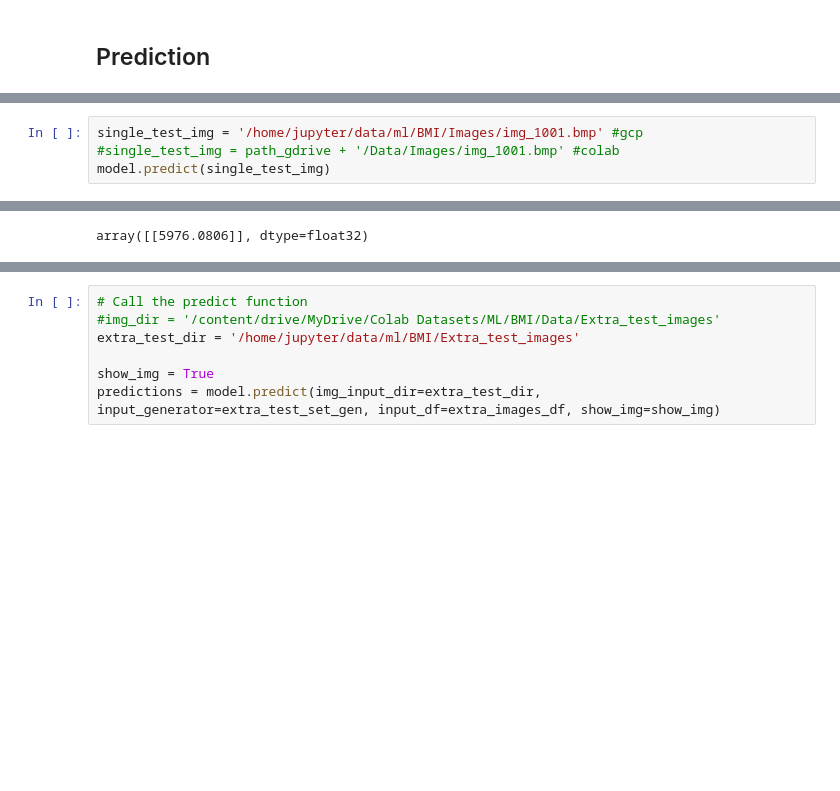
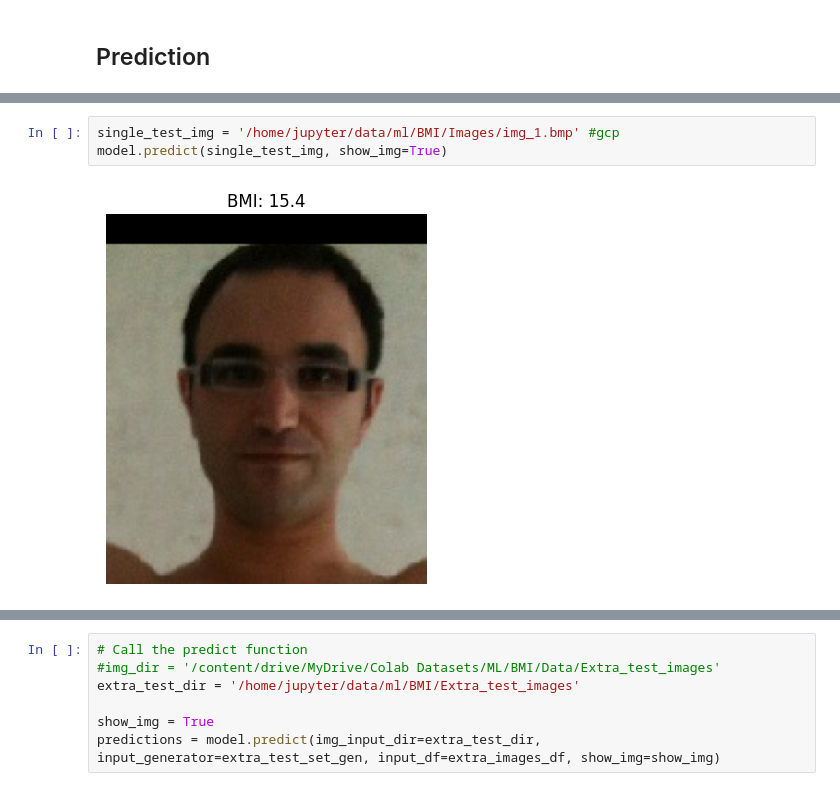
Before and after one commit to hjiangAnthony/dl_image_bmi, a Jupyter notebook: ml_final_1_04_deploy_test.ipynb, the cells around one changed output, grey strips where cells are left out. Saved outputs shown, nothing was run; the diff lists cells and outputs as text; blank space fills up the shorter version.

Commit message:
Single Img Pred Update

```diff
--- a/ml_final_1_04_deploy_test.ipynb
+++ b/ml_final_1_04_deploy_test.ipynb
@@ -316,5 +325,5 @@ mae(y_test, model_y_preds)
 # %%
-single_test_img = '/home/jupyter/data/ml/BMI/Images/img_1001.bmp' #gcp
-#single_test_img = path_gdrive + '/Data/Images/img_1001.bmp' #colab
-model.predict(single_test_img)
+single_test_img = '/home/jupyter/data/ml/BMI/Images/img_1.bmp' #gcp
+model.predict(single_test_img, show_img=True)
 # %% [output]
+[figure, added]
@@ -322 +330,0 @@ model.predict(single_test_img)
-array([[5976.0806]], dtype=float32)
```
Also changed, not shown: parts of 16 cells of this notebook, 6 other files.
